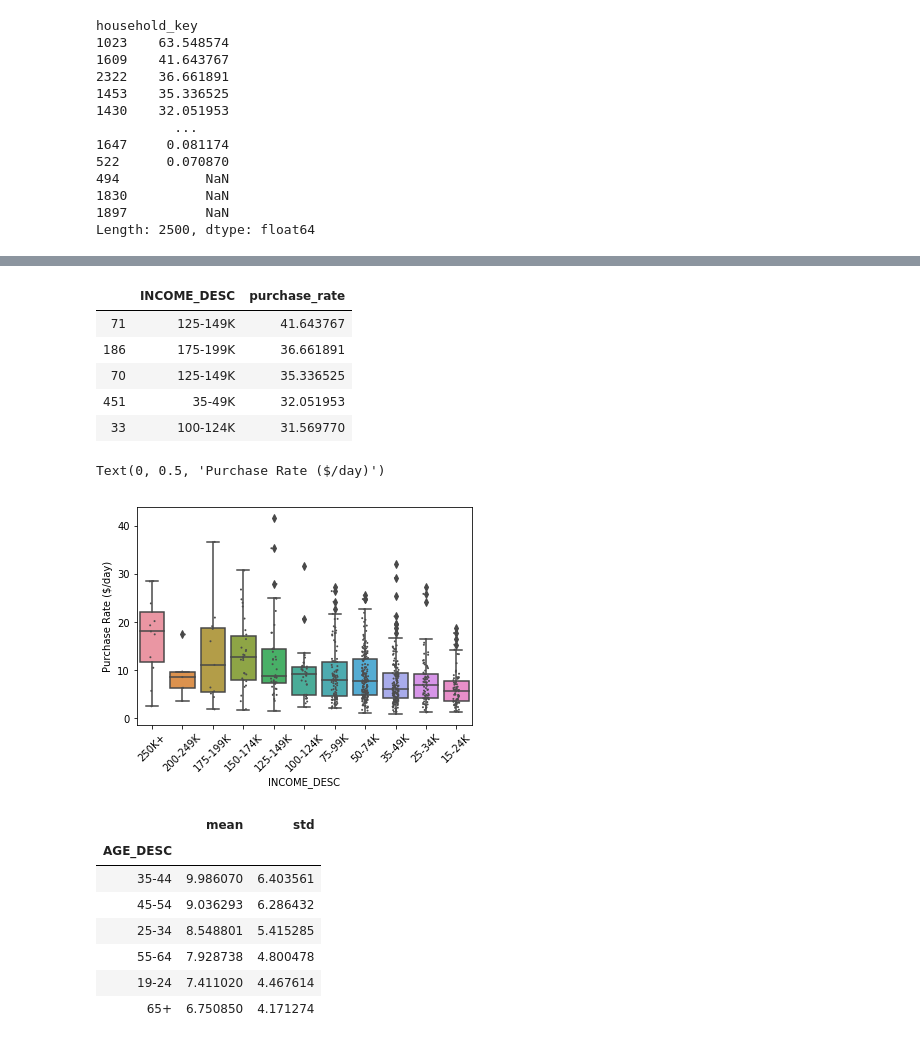
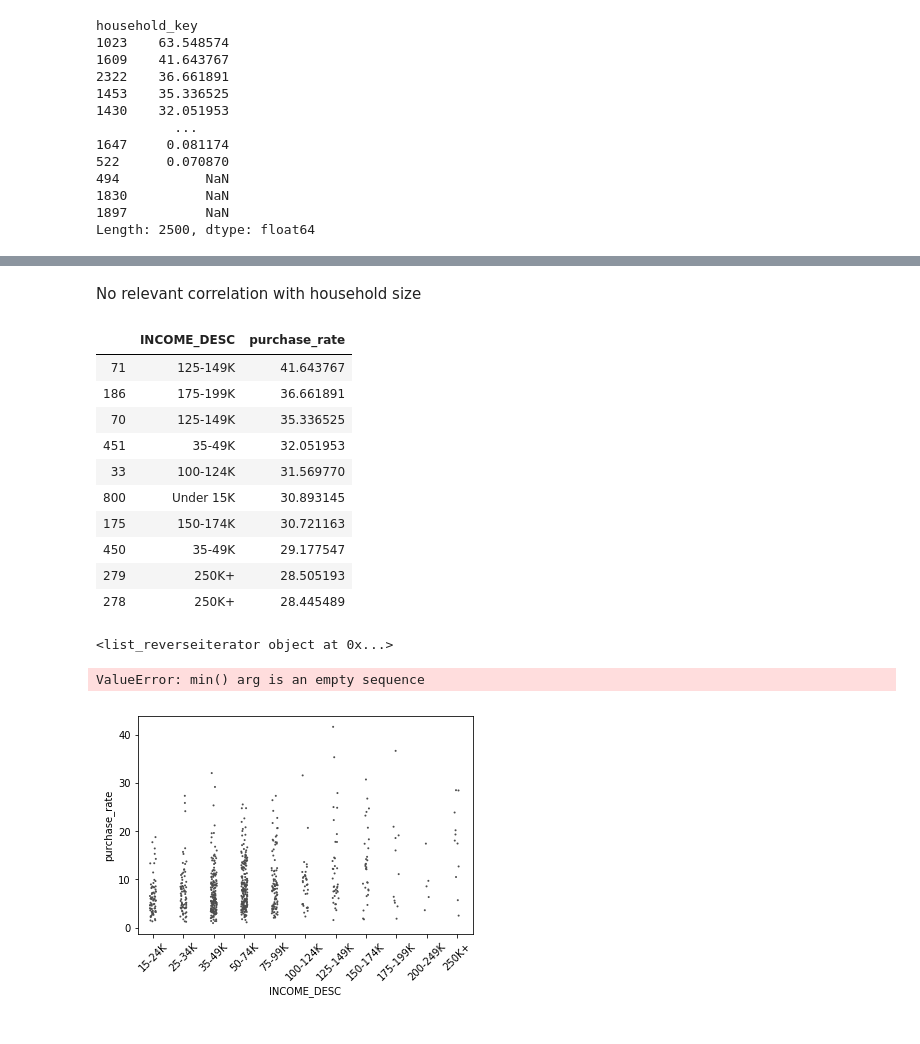
Before and after one commit to raphaelreiss/ADA_project, a Jupyter notebook: src/TermProject.ipynb, the cells around one changed output, grey strips where cells are left out. Drawn from its saved outputs; the diff is of its cells as text; code cells hidden in the pictures.

```diff
--- a/src/TermProject.ipynb
+++ b/src/TermProject.ipynb
@@ -125,16 +195,19 @@ transaction_freq_df.head()
 | 4 | [126.23999999999997, 123.77999999... | [104, 140, 154, 181, 190, 199, 21... |
 | 5 | [4.48, 5.54, 13.68, 60.0400000000... | [85, 87, 88, 97, 111, 131, 138, 1... |
 # %%
-def compute_transaction_rate(df):
-    x = np.array(df['DAY'])
+# Compute the purchase rate
+def compute_transaction_rate(household_df):
+
     #Compute cumulative sum of sales value
-    y = []
-    cum_trans = 0
-    for transaction in df['SALES_VALUE']:
-        cum_trans = cum_trans+transaction
-    if (x[-1]-x[0])==0:
-        ans = np.nan
+    cum_trans = sum(household_df['SALES_VALUE'])
+
+    #subtract last day from first day
+    x = np.array(household_df['DAY'])
+
+    if (x[-1]-x[0])==0: #we filter out single transactions
+        purchase_rate = np.nan
     else:
-        ans = cum_trans/(x[-1]-x[0])
-    return ans
+        purchase_rate = cum_trans/(x[-1]-x[0])
+
+    return purchase_rate
 # %%
@@ -185,7 +258,10 @@ groupby('HOUSEHOLD_SIZE_DESC')['purchase_rate'].agg(['mean','std'])
+# %% [markdown]
+No relevant correlation with household size
 # %%
+#income description vs. purchase rate
 idesc_purchrate = hh_demographic_df.groupby(['INCOME_DESC','purchase_rate'])['household_key'].count().\
 reset_index().drop(columns='household_key').sort_values(by='purchase_rate',ascending=False)
-idesc_purchrate.head()
+idesc_purchrate.head(10)
 # %% [output]
 |  | INCOME_DESC | purchase_rate |
 | 71 | 125-149K | 41.643767 |
@@ -193,23 +269,23 @@ idesc_purchrate.head()
 | 70 | 125-149K | 35.336525 |
 | 451 | 35-49K | 32.051953 |
 | 33 | 100-124K | 31.569770 |
+| 800 | Under 15K | 30.893145 |
+| 175 | 150-174K | 30.721163 |
+| 450 | 35-49K | 29.177547 |
+| 279 | 250K+ | 28.505193 |
+| 278 | 250K+ | 28.445489 |
 # %%
+#specify order of boxes in boxplot
 order = ['250K+','200-249K','175-199K','150-174K','125-149K','100-124K', '75-99K','50-74K','35-49K','25-34K','15-24K']
+order = [oreversed(order)
+#do a box plot
 p1=sns.stripplot(x=idesc_purchrate.INCOME_DESC, y=idesc_purchrate.purchase_rate, data=idesc_purchrate,order=order,size=2,color='.3')
 p1.set_xticklabels(p1.get_xticklabels(),rotation=45)
 p1 = sns.boxplot(x=idesc_purchrate.INCOME_DESC, y=idesc_purchrate.purchase_rate, data=idesc_purchrate,order=order)
 p1.set_ylabel('Purchase Rate ($/day)')
 # %% [output]
-Text(0, 0.5, 'Purchase Rate ($/day)')
+<list_reverseiterator object at 0x...>
+ValueError: min() arg is an empty sequence
-[figure, old version]
+[figure, new version]
 # %%
 hh_demographic_df.groupby('AGE_DESC')['purchase_rate'].agg(['mean','std']).sort_values(by='mean',ascending=False)
-# %% [output]
-|  | mean | std |
-| AGE_DESC |  |  |
-| 35-44 | 9.986070 | 6.403561 |
-| 45-54 | 9.036293 | 6.286432 |
-| 25-34 | 8.548801 | 5.415285 |
-| 55-64 | 7.928738 | 4.800478 |
-| 19-24 | 7.411020 | 4.467614 |
-| 65+ | 6.750850 | 4.171274 |
```
Also changed, not shown: parts of 20 cells of this notebook.
